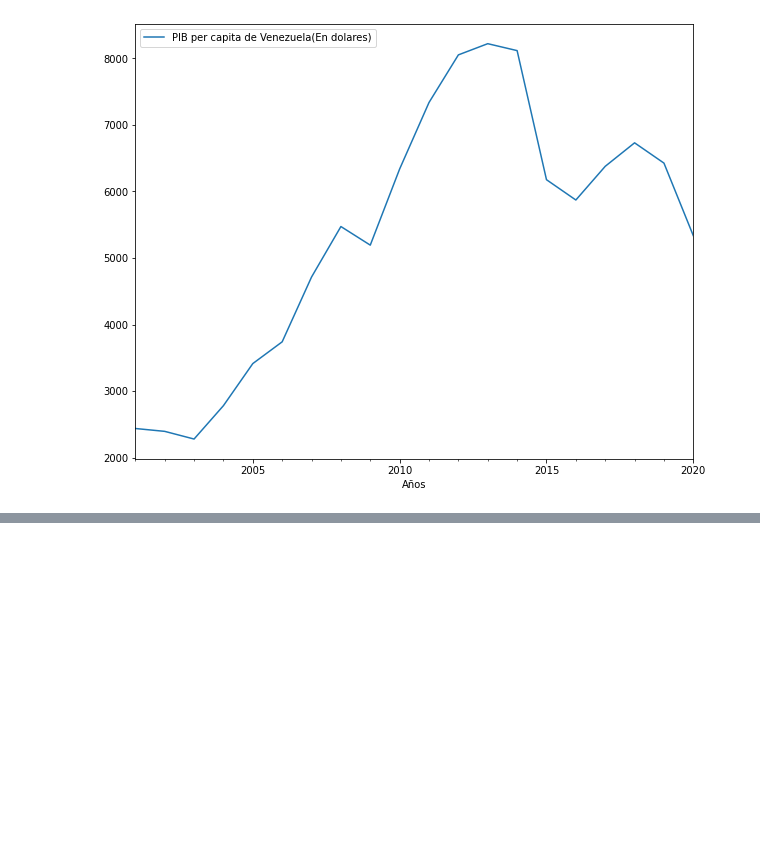
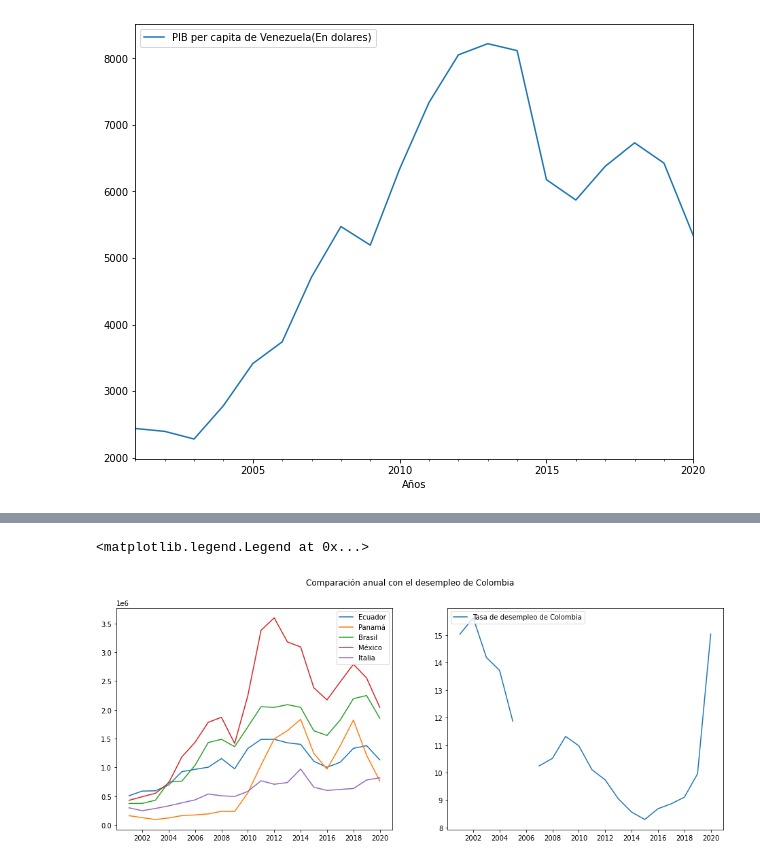
Before and after one commit to LuchoValr/Semillero, a Jupyter notebook: Proyecto_semillero_Avance1.ipynb, the cells around one changed output, grey strips where cells are left out. Saved outputs shown, nothing was run; the diff lists cells and outputs as text; code cells hidden in the pictures; blank space fills up the shorter version.

```diff
--- a/Proyecto_semillero_Avance1.ipynb
+++ b/Proyecto_semillero_Avance1.ipynb
@@ -245,0 +255,10 @@ ax2.legend(pibcap_ven5.columns.values)
+# %%
+fig, (ax1,ax2) = plt.subplots(1,2, figsize=(16,6))
+fig.suptitle('Comparación anual con el desempleo de Colombia')
+ax1.plot(imp_partners2[['Ecuador','Panamá','Brasil','México','Italia']])
+ax1.legend(('Ecuador','Panamá','Brasil','México','Italia'),prop = {'size': 10}, loc='upper right')
+ax2.plot(work5)
+ax2.legend(['Tasa de desempleo de Colombia'],prop = {'size': 10},loc='upper left')
+# %% [output]
+<matplotlib.legend.Legend at 0x...>
+[figure, added]
```
Also changed, not shown: parts of 5 cells of this notebook.
